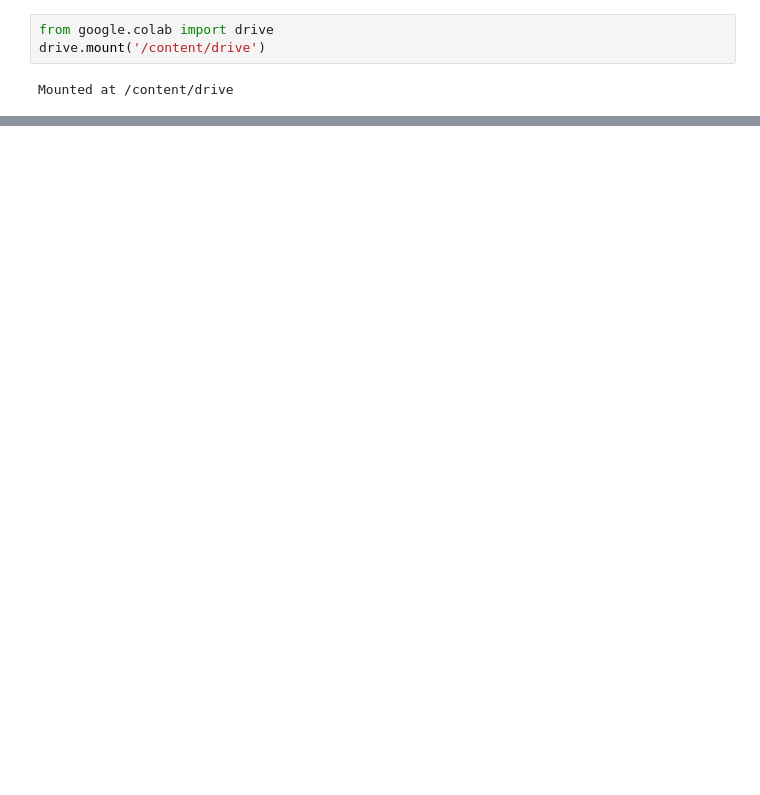
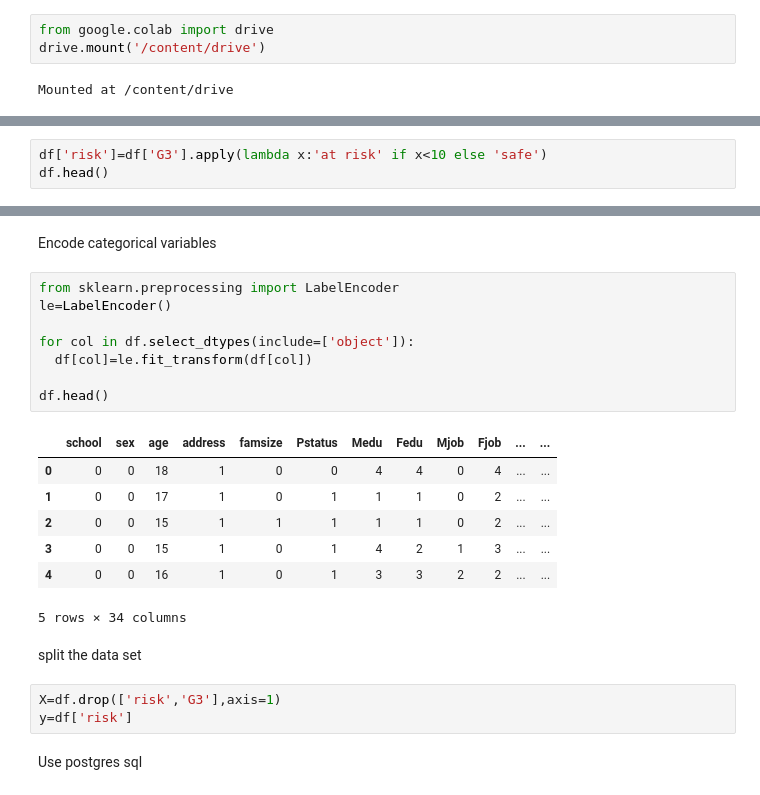
Before and after one commit to theHoodguy4587/Sri-Lanka-Student-Risk-Prediction, a Jupyter notebook: Sri_Lanka_Student_Risk_Prediction.ipynb, the cells around one changed output, grey strips where cells are left out. Cells and saved outputs as stored; diff of their text form; blank space fills up the shorter version.

```diff
--- a/Sri_Lanka_Student_Risk_Prediction.ipynb
+++ b/Sri_Lanka_Student_Risk_Prediction.ipynb
@@ -25,0 +49,3 @@ Saving student-mat.csv to student-mat (1).csv
+# %%
+df['risk']=df['G3'].apply(lambda x:'at risk' if x<10 else 'safe')
+df.head()
@@ -25,0 +60,25 @@ Saving student-mat.csv to student-mat (1).csv
+# %% [markdown]
+Encode categorical variables
+# %%
+from sklearn.preprocessing import LabelEncoder
+le=LabelEncoder()
+
+for col in df.select_dtypes(include=['object']):
+  df[col]=le.fit_transform(df[col])
+
+df.head()
+# %% [output]
+|  | school | sex | age | address | famsize | Pstatus | Medu | Fedu | Mjob | Fjob | ... | ... |
+| 0 | 0 | 0 | 18 | 1 | 0 | 0 | 4 | 4 | 0 | 4 | ... | ... |
+| 1 | 0 | 0 | 17 | 1 | 0 | 1 | 1 | 1 | 0 | 2 | ... | ... |
+| 2 | 0 | 0 | 15 | 1 | 1 | 1 | 1 | 1 | 0 | 2 | ... | ... |
+| 3 | 0 | 0 | 15 | 1 | 0 | 1 | 4 | 2 | 1 | 3 | ... | ... |
+| 4 | 0 | 0 | 16 | 1 | 0 | 1 | 3 | 3 | 2 | 2 | ... | ... |
+5 rows × 34 columns
+# %% [markdown]
+split the data set
+# %%
+X=df.drop(['risk','G3'],axis=1)
+y=df['risk']
+# %% [markdown]
+Use postgres sql
```
Also changed, not shown: parts of 13 cells of this notebook.
